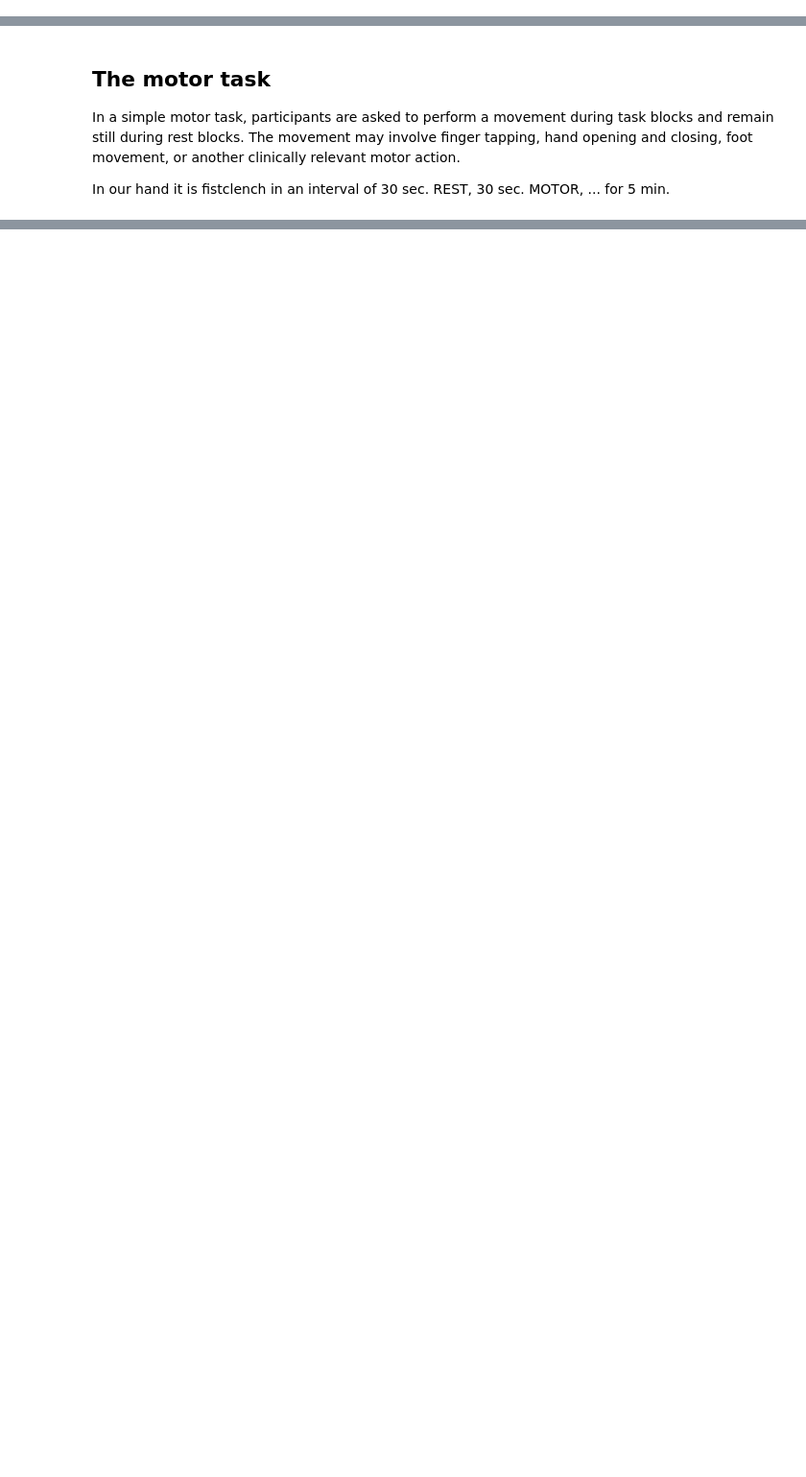
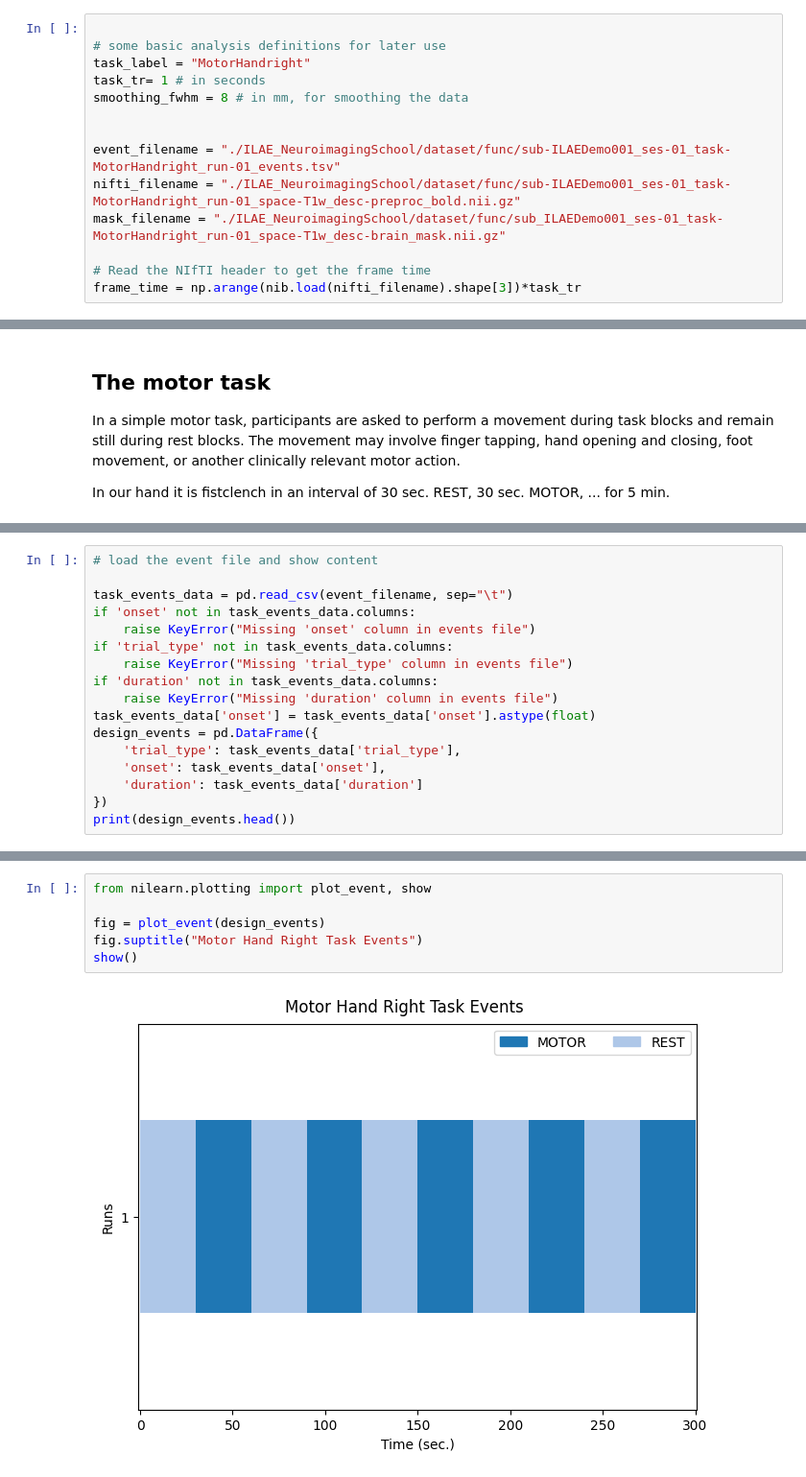
Before and after one commit to fphsFischmeister/ILAE_NeuroimagingSchool, a Jupyter notebook: notebooks/02_task_processing.ipynb, the cells around one changed output, grey strips where cells are left out. Shown at 96% size. Drawn from its saved outputs; the diff is of its cells as text; blank space fills up the shorter version.

Commit message:
correct task

```diff
--- a/notebooks/02_task_processing.ipynb
+++ b/notebooks/02_task_processing.ipynb
@@ -40,3 +53,17 @@ sub-ILAEDemo001_ses 100%[===================>] 333.00M  75.4MB/s    in 4.4s
+# %%
+
+# some basic analysis definitions for later use
+task_label = "MotorHandright"
+task_tr= 1 # in seconds
+smoothing_fwhm = 8 # in mm, for smoothing the data
+
+
+event_filename = "./ILAE_NeuroimagingSchool/dataset/func/sub-ILAEDemo001_ses-01_task-MotorHandright_run-01_events.tsv"
+nifti_filename = "./ILAE_NeuroimagingSchool/dataset/func/sub-ILAEDemo001_ses-01_task-MotorHandright_run-01_space-T1w_desc-preproc_bold.nii.gz"
+mask_filename = "./ILAE_NeuroimagingSchool/dataset/func/sub_ILAEDemo001_ses-01_task-MotorHandright_run-01_space-T1w_desc-brain_mask.nii.gz"
+
+# Read the NIfTI header to get the frame time
+frame_time = np.arange(nib.load(nifti_filename).shape[3])*task_tr
 # %% [markdown]
 # Part 2: First Level of a simple motor task
 
@@ -105,0 +127,17 @@ FileNotFoundError: [Errno 2] No such file or directory: './ILAE_NeuroimagingScho
+# %%
+# load the event file and show content
+
+task_events_data = pd.read_csv(event_filename, sep="\t")
+if 'onset' not in task_events_data.columns:
+    raise KeyError("Missing 'onset' column in events file")
+if 'trial_type' not in task_events_data.columns:
+    raise KeyError("Missing 'trial_type' column in events file")
+if 'duration' not in task_events_data.columns:
+    raise KeyError("Missing 'duration' column in events file")
+task_events_data['onset'] = task_events_data['onset'].astype(float)
+design_events = pd.DataFrame({
+    'trial_type': task_events_data['trial_type'],
+    'onset': task_events_data['onset'],
+    'duration': task_events_data['duration']
+})
+print(design_events.head())
@@ -105,0 +153,8 @@ FileNotFoundError: [Errno 2] No such file or directory: './ILAE_NeuroimagingScho
+# %%
+from nilearn.plotting import plot_event, show
+
+fig = plot_event(design_events)
+fig.suptitle("Motor Hand Right Task Events")
+show()
+# %% [output]
+[figure, added]
```
Also changed, not shown: parts of 13 cells of this notebook, 2 other files.
